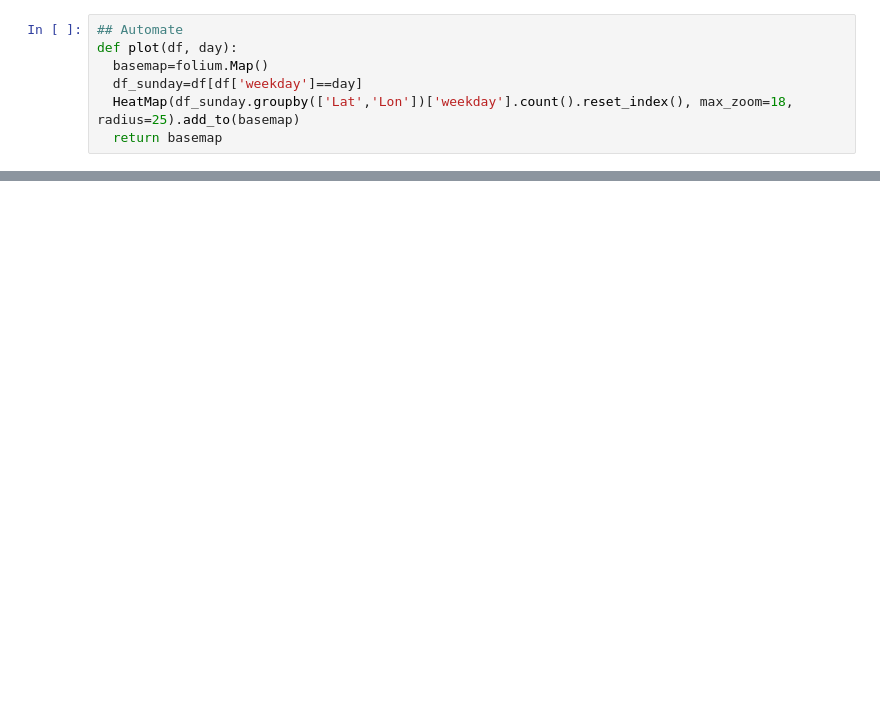
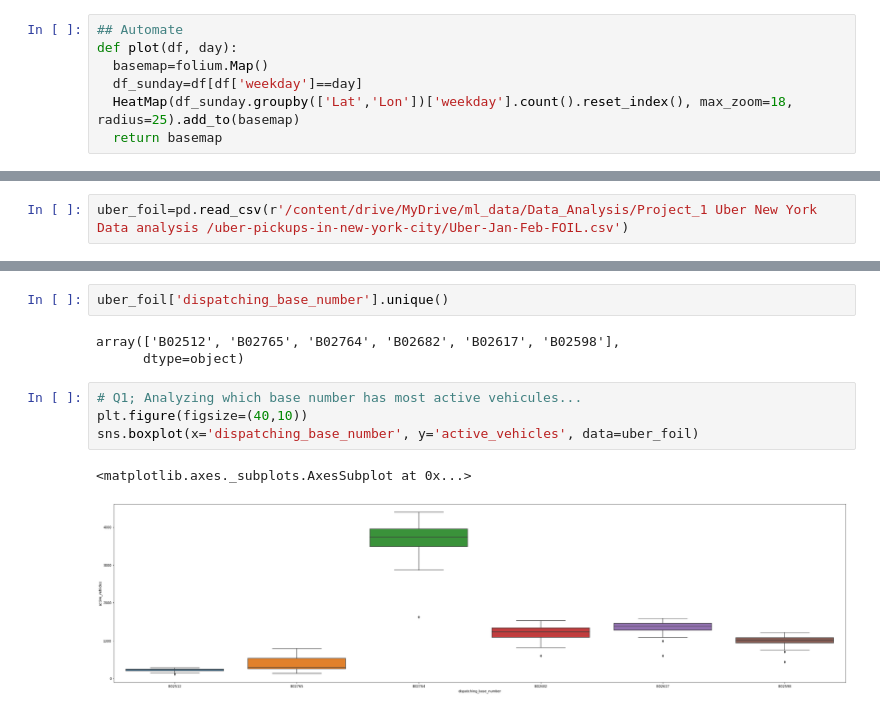
Before and after one commit to Aboubacar2012/Data_Analysis_Project, a Jupyter notebook: Uber_Data_Analysis.ipynb, the cells around one changed output, grey strips where cells are left out. Saved outputs shown, nothing was run; the diff lists cells and outputs as text; blank space fills up the shorter version.

```diff
--- a/Uber_Data_Analysis.ipynb
+++ b/Uber_Data_Analysis.ipynb
@@ -658,0 +803,2 @@ RecursionError: ignored
+# %%
+uber_foil=pd.read_csv(r'/content/drive/MyDrive/ml_data/Data_Analysis/Project_1 Uber New York Data analysis /uber-pickups-in-new-york-city/Uber-Jan-Feb-FOIL.csv')
@@ -658,0 +830,12 @@ RecursionError: ignored
+# %%
+uber_foil['dispatching_base_number'].unique()
+# %% [output]
+array(['B02512', 'B02765', 'B02764', 'B02682', 'B02617', 'B02598'],
+      dtype=object)
+# %%
+# Q1; Analyzing which base number has most active vehicules...
+plt.figure(figsize=(40,10))
+sns.boxplot(x='dispatching_base_number', y='active_vehicles', data=uber_foil)
+# %% [output]
+<matplotlib.axes._subplots.AxesSubplot at 0x...>
+[figure, added]
```
Also changed, not shown: parts of 34 cells of this notebook.
